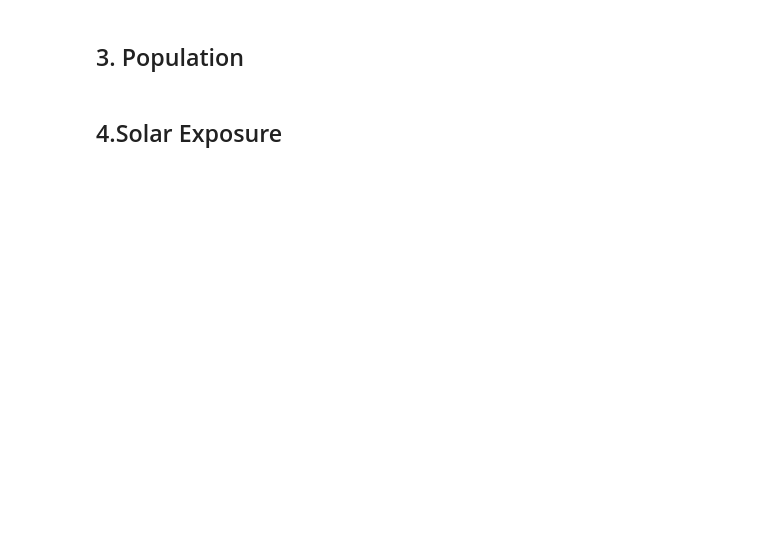
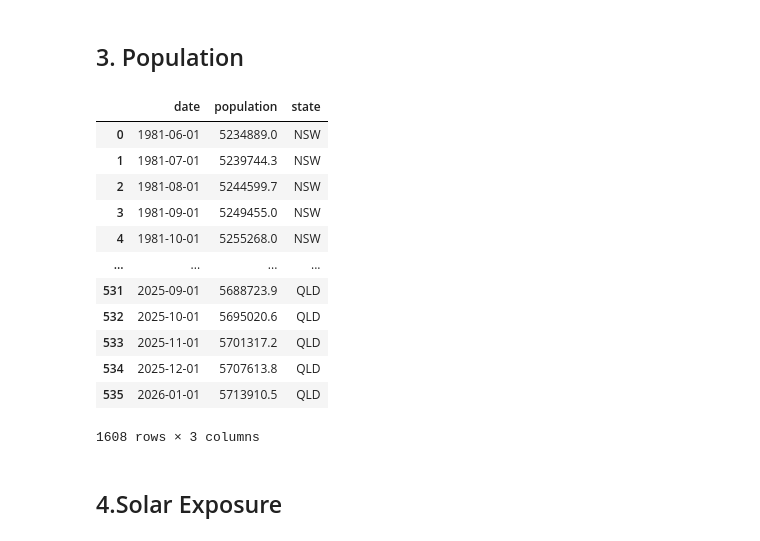
Before and after one commit to DavidP-01/example_analysis_david_p, a Jupyter notebook: supply_electricity_forecasting_features.ipynb, the cells around one changed output. Saved outputs shown, nothing was run; the diff lists cells and outputs as text; code cells hidden in the pictures; blank space fills up the shorter version.

```diff
--- a/supply_electricity_forecasting_features.ipynb
+++ b/supply_electricity_forecasting_features.ipynb
@@ -236,10 +297,39 @@ for i in cols:
+# %%
+
+#short format
+states = ['NSW','VIC','QLD']
+pop = pd.DataFrame(columns=['date','population','state'])
+
+for i in cols:
+    temp_df = df_final[['date',i]]
+    temp_df = temp_df.rename(columns = {i : 'population'})
+    temp_df['state'] = i
+    pop = pd.concat([pop ,temp_df])
+
+pop['date'] = pd.to_datetime(pop['date'])
 # %%
 #move to parquet
 file_name = 'population_data.parquet'
 data_folder = os.path.join(os.getcwd(), r'features')
 
 path = os.path.join(data_folder,file_name)
 pop.to_parquet(path)
+
+pop
+# %% [output]
+|  | date | population | state |
+| 0 | 1981-06-01 | 5234889.0 | NSW |
+| 1 | 1981-07-01 | 5239744.3 | NSW |
+| 2 | 1981-08-01 | 5244599.7 | NSW |
+| 3 | 1981-09-01 | 5249455.0 | NSW |
+| 4 | 1981-10-01 | 5255268.0 | NSW |
+| ... | ... | ... | ... |
+| 531 | 2025-09-01 | 5688723.9 | QLD |
+| 532 | 2025-10-01 | 5695020.6 | QLD |
+| 533 | 2025-11-01 | 5701317.2 | QLD |
+| 534 | 2025-12-01 | 5707613.8 | QLD |
+| 535 | 2026-01-01 | 5713910.5 | QLD |
+1608 rows × 3 columns
 # %% [markdown]
 ## 4.Solar Exposure
 # %%
```
Also changed, not shown: parts of 11 cells of this notebook, 4 other files.
